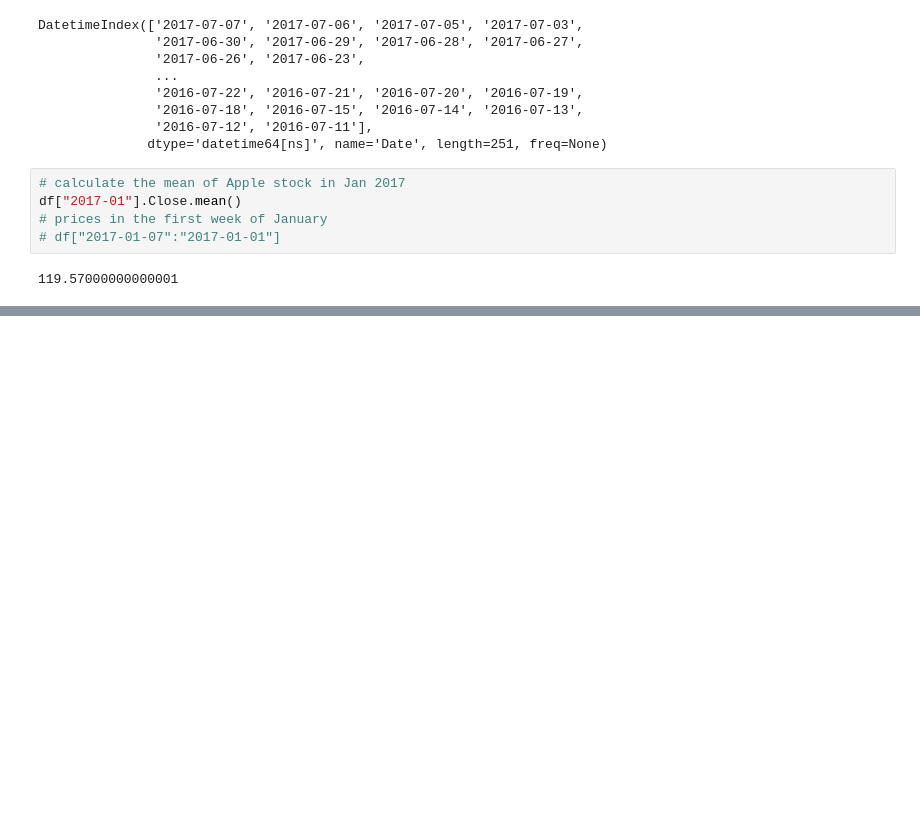
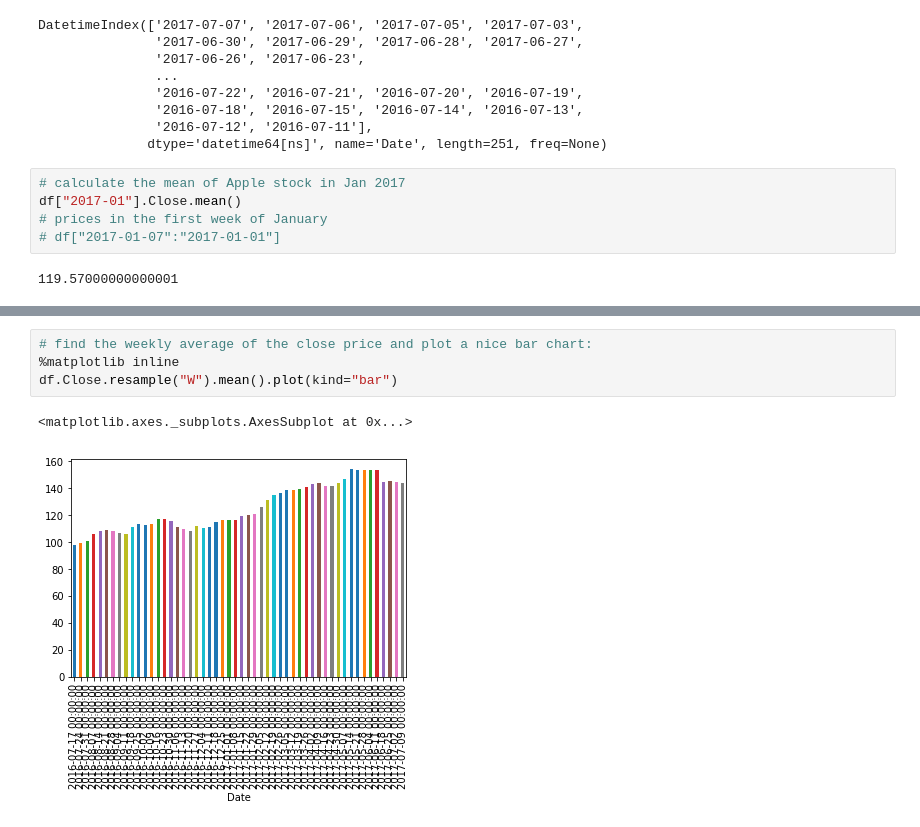
Before and after one commit to mgorem/AI-ML-DL, a Jupyter notebook: pandas/16_time_series_datetime_index_resample/time_series_datetime.ipynb, the cells around one changed output, grey strips where cells are left out. Saved outputs shown, nothing was run; the diff lists cells and outputs as text; blank space fills up the shorter version.

```diff
--- a/pandas/16_time_series_datetime_index_resample/time_series_datetime.ipynb
+++ b/pandas/16_time_series_datetime_index_resample/time_series_datetime.ipynb
@@ -41,0 +66,7 @@ df["2017-01"].Close.mean()
+# %%
+# find the weekly average of the close price and plot a nice bar chart:
+%matplotlib inline
+df.Close.resample("W").mean().plot(kind="bar")
+# %% [output]
+<matplotlib.axes._subplots.AxesSubplot at 0x...>
+[figure, added]
```
Also changed, not shown: parts of 4 cells of this notebook, 2 other files.
